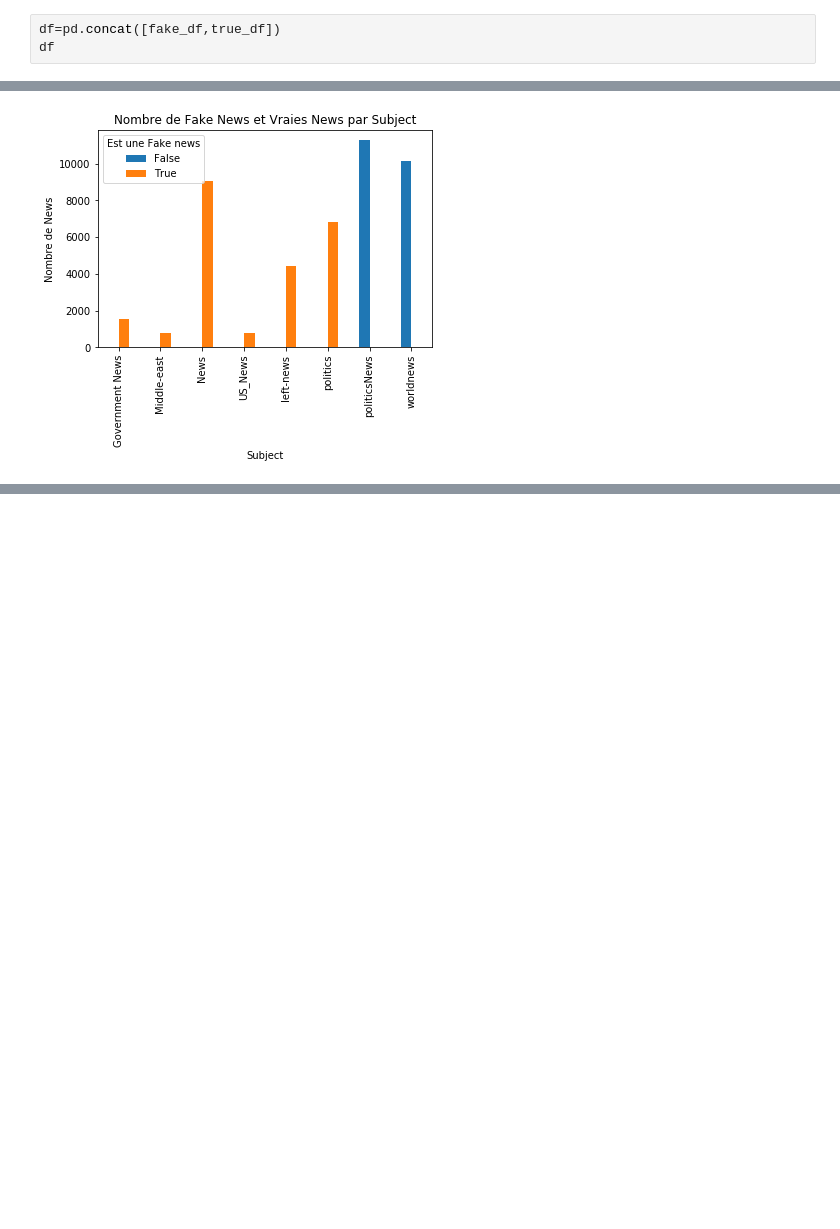
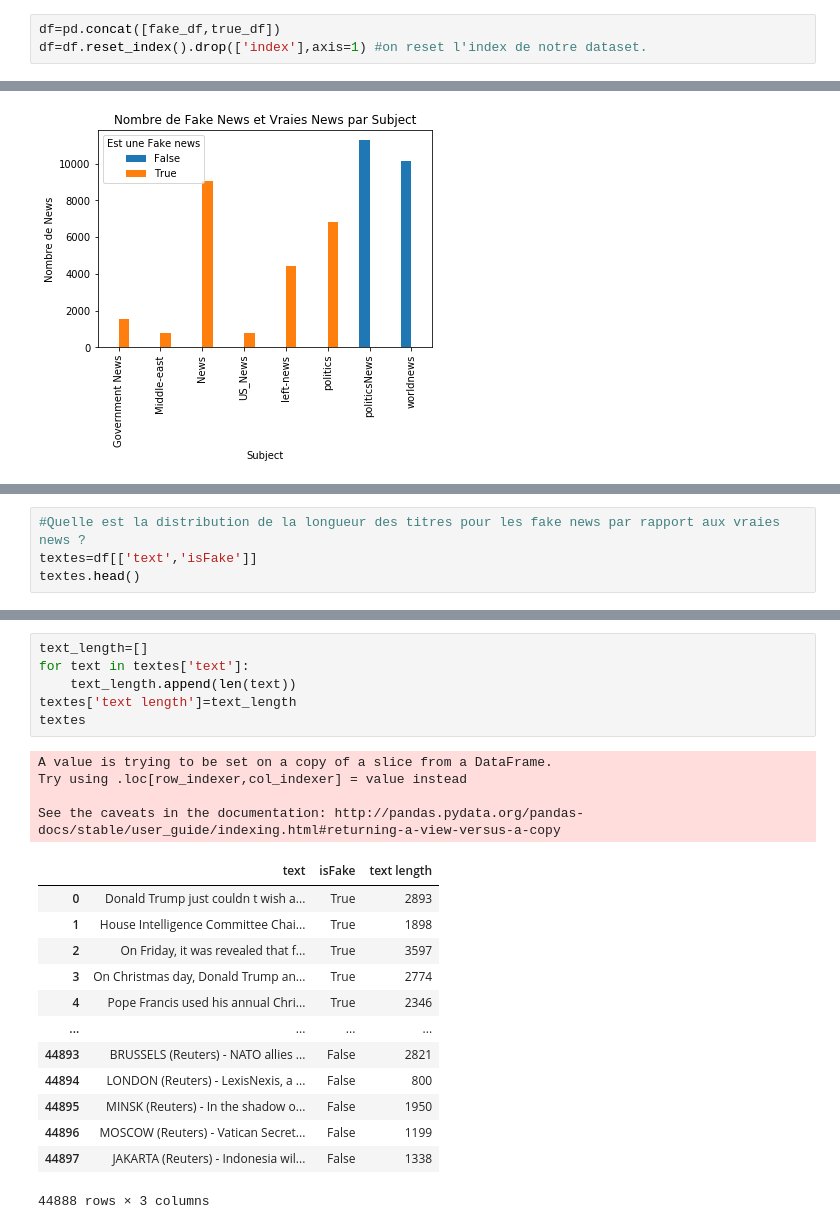
Before and after one commit to BatataNatna/Deep_Fake_project_2024, a Jupyter notebook: Data Analysis.ipynb, the cells around one changed output, grey strips where cells are left out. Cells and saved outputs as stored; diff of their text form; blank space fills up the shorter version.

Commit message:
text and title analysis complete

```diff
--- a/Data Analysis.ipynb
+++ b/Data Analysis.ipynb
@@ -46,4 +46,4 @@ true_df.head(1)
 | 0 | As U.S. budget fight looms, Repub... | WASHINGTON (Reuters) - The head o... | politicsNews | December 31, 2017 | False |
 # %%
 df=pd.concat([fake_df,true_df])
-df
+df=df.reset_index().drop(['index'],axis=1) #on reset l'index de notre dataset.
@@ -314,0 +391,4 @@ La distribution des fake news et des true news est assez biaisé si on les repro
+# %%
+#Quelle est la distribution de la longueur des titres pour les fake news par rapport aux vraies news ?
+textes=df[['text','isFake']]
+textes.head()
@@ -314,0 +402,24 @@ La distribution des fake news et des true news est assez biaisé si on les repro
+# %%
+text_length=[]
+for text in textes['text']:
+    text_length.append(len(text))
+textes['text length']=text_length
+textes
+# %% [output]
+A value is trying to be set on a copy of a slice from a DataFrame.
+Try using .loc[row_indexer,col_indexer] = value instead
+
+See the caveats in the documentation: http://pandas.pydata.org/pandas-docs/stable/user_guide/indexing.html#returning-a-view-versus-a-copy
+|  | text | isFake | text length |
+| 0 | Donald Trump just couldn t wish a... | True | 2893 |
+| 1 | House Intelligence Committee Chai... | True | 1898 |
+| 2 | On Friday, it was revealed that f... | True | 3597 |
+| 3 | On Christmas day, Donald Trump an... | True | 2774 |
+| 4 | Pope Francis used his annual Chri... | True | 2346 |
+| ... | ... | ... | ... |
+| 44893 | BRUSSELS (Reuters) - NATO allies ... | False | 2821 |
+| 44894 | LONDON (Reuters) - LexisNexis, a ... | False | 800 |
+| 44895 | MINSK (Reuters) - In the shadow o... | False | 1950 |
+| 44896 | MOSCOW (Reuters) - Vatican Secret... | False | 1199 |
+| 44897 | JAKARTA (Reuters) - Indonesia wil... | False | 1338 |
+44888 rows × 3 columns
```
Also changed, not shown: parts of 20 cells of this notebook.
